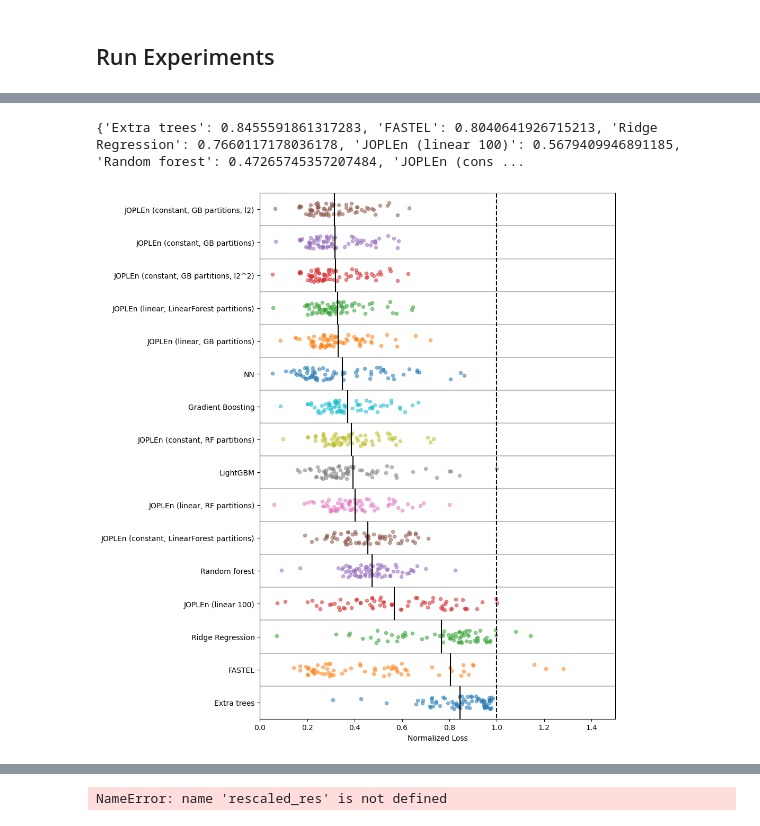
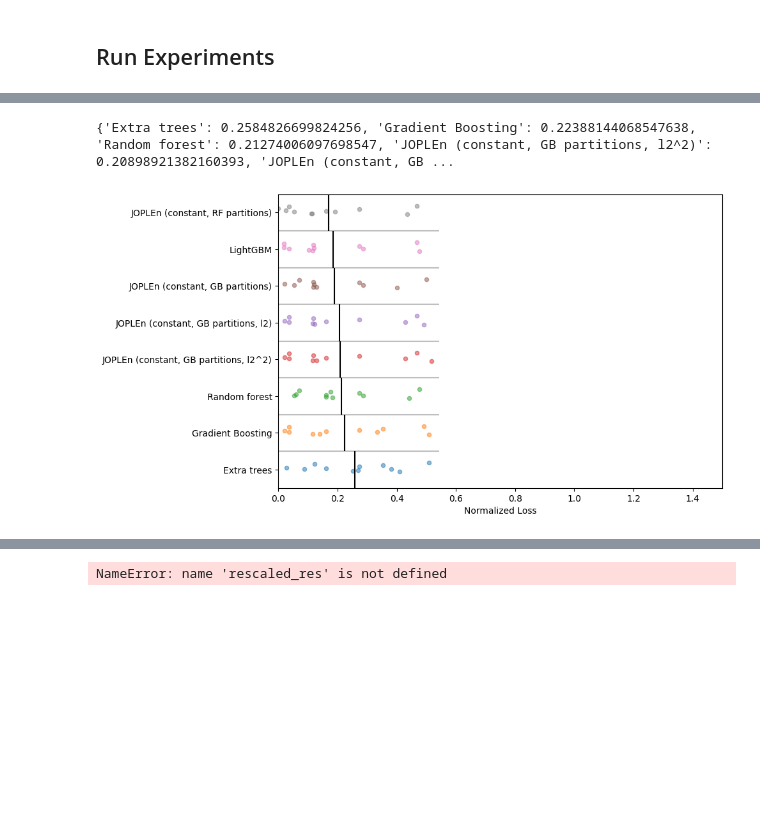
Before and after one commit to mattrmd/joplen_mlsp2024, a Jupyter notebook: experiments/predict_both.ipynb, the cells around one changed output, grey strips where cells are left out. Drawn from its saved outputs; the diff is of its cells as text; code cells hidden in the pictures; blank space fills up the shorter version.

```diff
--- a/experiments/predict_both.ipynb
+++ b/experiments/predict_both.ipynb
@@ -617,12 +637,13 @@ def dummy_prediction(
     dummy.fit(x_train, y_train)
     y_pred = dummy.predict(x_test)
 
-    res = {
+    res = loss(y_test, y_pred, is_classification)
+
+    return {
         "model_name": dummy.__class__.__name__,
-        "loss": loss(y_test, y_pred, is_classification),
+        "loss": res[0],
+        "metadata": res[1],
     }
-
-    return res
 # %% [markdown]
 ## Run Experiments
 # %%
@@ -777,8 +798,11 @@ def optimize_model(model_info, ds_path, n_trials, skip_categorical, is_classific
         "params": best_parameters,
         "dummy_loss": float(dummy_info["loss"]),
         "contains_categorical": bl_categorical,
-        **metadata,
+        "metadata": metadata,
+        "dummy_metadata": dummy_info["metadata"],
     }
+
+    print(metadata["model_name"], ds_name, metadata["metadata"])
 
     with open(metadata_path, "w") as f:
         yaml.dump(metadata, f)
@@ -853,26 +874,22 @@ def plot_strip(
     x_values = []
     y_labels = []
 
-    if only_classification:
-        rescaled_res = {
-            k: {
-                kk: vv["test_score"]
-                for kk, vv in v.items()
-                if kk in classification_dataset_names
-                and vv["contains_categorical"] != only_continuous
-            }
-            for k, v in reg_res.items()
+    def score(vv: dict, only_classification: bool):
+        # print(vv)
+        if only_classification:
+            return vv["metadata"]["test"]["zo_loss"]
+        else:
+            return vv["test_score"] / vv["dummy_loss"]
+
+    rescaled_res = {
+        k: {
+            kk: score(vv, only_classification)
+            for kk, vv in v.items()
+            if kk in classification_dataset_names
+            and vv["contains_categorical"] != only_continuous
         }
-    else:
-        rescaled_res = {
-            k: {
-                kk: (vv["test_score"] / vv["dummy_loss"])
-                for kk, vv in v.items()
-                if (kk not in classification_dataset_names)
-                and vv["contains_categorical"] != only_continuous
-            }
-            for k, v in reg_res.items()
-        }
+        for k, v in reg_res.items()
+    }
 
     rescaled_res = {k: v for k, v in rescaled_res.items() if len(v) > 0}
 
@@ -909,36 +926,36 @@ def plot_strip(
     ax.set_yticks(range(len(y_labels)))
     ax.set_yticklabels(y_labels)
 
     if not only_classification:
         ax.vlines(1, -1, len(y_labels) + 1, color="k", linestyle="--")
 
     ax.set_ylim(-1 / 2, len(y_labels) - 1 / 2)
 
     plt.xlabel("Normalized Loss")
 
     plt.tight_layout()
 
     return ax, means
 
 
-ONLY_CLASSIFICATION = False
+ONLY_CLASSIFICATION = True
 ONLY_CONTINUOUS = True
 
 ax, means = plot_strip(
     reg_res,
     scatter_kwargs={"alpha": 0.5, "s": 20},
     only_classification=ONLY_CLASSIFICATION,
     only_continuous=ONLY_CONTINUOUS,
 )
 
 plt.xlim(0, 1.5)
 
 plt.savefig(PLOT_PATH / "reg_strip.png", dpi=300)
 
 plt.show()
 # %% [output]
-{'Extra trees': 0.8455591861317283, 'FASTEL': 0.8040641926715213, 'Ridge Regression': 0.7660117178036178, 'JOPLEn (linear 100)': 0.5679409946891185, 'Random forest': 0.47265745357207484, 'JOPLEn (cons ...
+{'Extra trees': 0.2584826699824256, 'Gradient Boosting': 0.22388144068547638, 'Random forest': 0.21274006097698547, 'JOPLEn (constant, GB partitions, l2^2)': 0.20898921382160393, 'JOPLEn (constant, GB ...
-[figure, old version]
+[figure, new version]
 # %%
 # compute non-parametic distribution test
 from scipy.stats import mannwhitneyu
```
Also changed, not shown: parts of 6 cells of this notebook, 11 other files.
